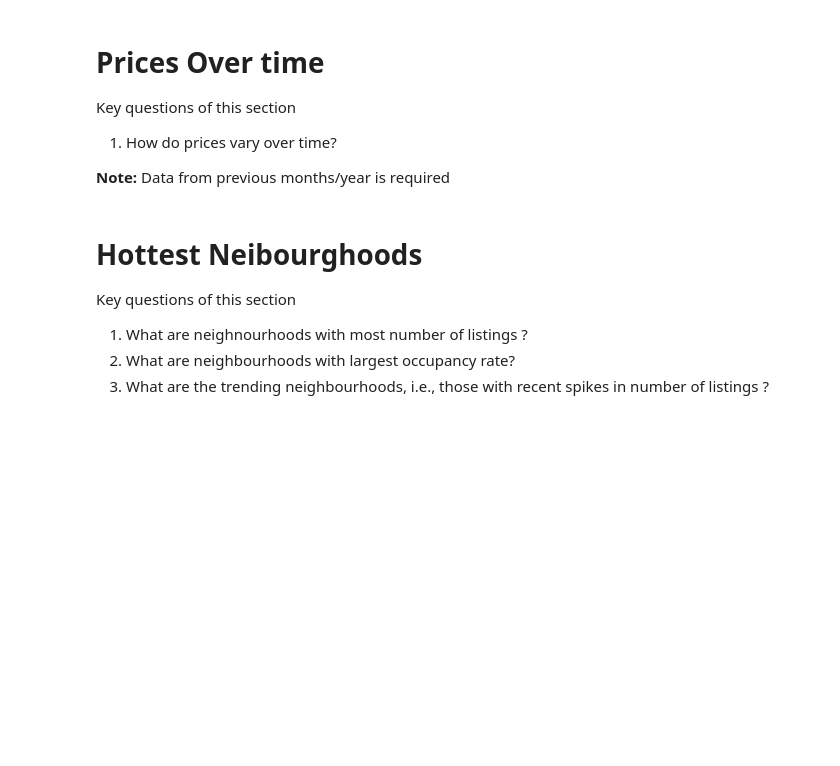
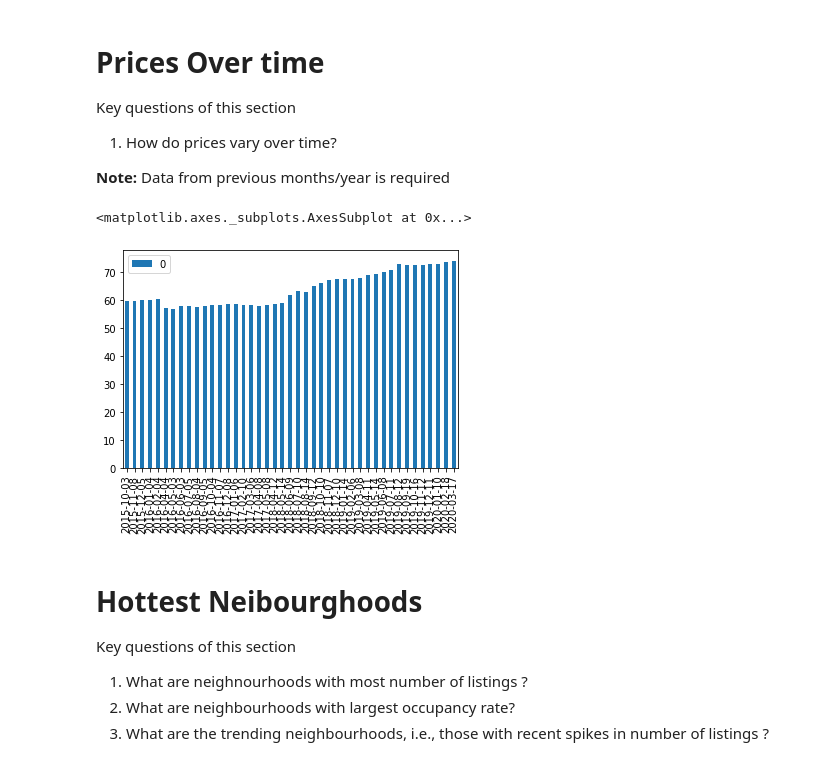
Before and after one commit to vitorarrais/data-science-notebooks, a Jupyter notebook: airbnb-berlin/airbnb-berlin.ipynb, the cells around one changed output. Saved outputs shown, nothing was run; the diff lists cells and outputs as text; code cells hidden in the pictures; blank space fills up the shorter version.

```diff
--- a/airbnb-berlin/airbnb-berlin.ipynb
+++ b/airbnb-berlin/airbnb-berlin.ipynb
@@ -21,3 +21,5 @@ df_listings.head()
+# %%
+df_listings = pd.read_csv('datasets/listings_2020-03-17.csv')
 # %% [markdown]
 Below is the correlation between aspects of accomadation with overall review score and price.
 # %%
@@ -137,3 +175,61 @@ for fn in uploaded.keys():
+# %%
+import pandas as pd
+dates = [
+    '2020-03-17',
+    '2020-02-18',
+    '2020-01-10',
+    '2019-12-11',
+    '2019-11-12',
+    '2019-10-16',
+    '2019-09-19',
+    '2019-08-12',
+    '2019-07-11',
+    '2019-06-08',
+    '2019-05-14',
+    '2019-04-11',
+    '2019-03-08',
+    '2019-02-06',
+    '2019-01-14',
+    '2018-12-10',
+    '2018-11-07',
+    '2018-10-10',
+    '2018-09-12',
+    '2018-08-14',
+    '2018-07-10',
+    '2018-06-09',
+    '2018-05-14',
+    '2018-04-12',
+    '2017-05-08',
+    '2017-04-08',
+    '2017-03-06',
+    '2017-02-10',
+    '2017-01-06',
+    '2016-12-08',
+    '2016-11-07',
+    '2016-10-04',
+    '2016-09-05',
+    '2016-08-04',
+    '2016-07-05',
+    '2016-06-03',
+    '2016-05-03',
+    '2016-04-04',
+    '2016-02-04',
+    '2016-01-04',
+    '2015-12-05',
+    '2015-11-08',
+    '2015-10-03'
+]
+
+def get_mean(date):
+    df = pd.read_csv(f"datasets/listings_{date}.csv")
+    df['float_price'] = df['price'].str.replace('[$\,]','').astype('float64')
+    return df['float_price'].mean()
+
+means = pd.DataFrame([get_mean(date) for date in reversed(dates)])
+means.set_index(reversed(dates)).plot.bar()
+# %% [output]
+<matplotlib.axes._subplots.AxesSubplot at 0x...>
+[figure, added]
 # %% [markdown]
 # Hottest Neibourghoods
 
```
Also changed, not shown: parts of 17 cells of this notebook.
